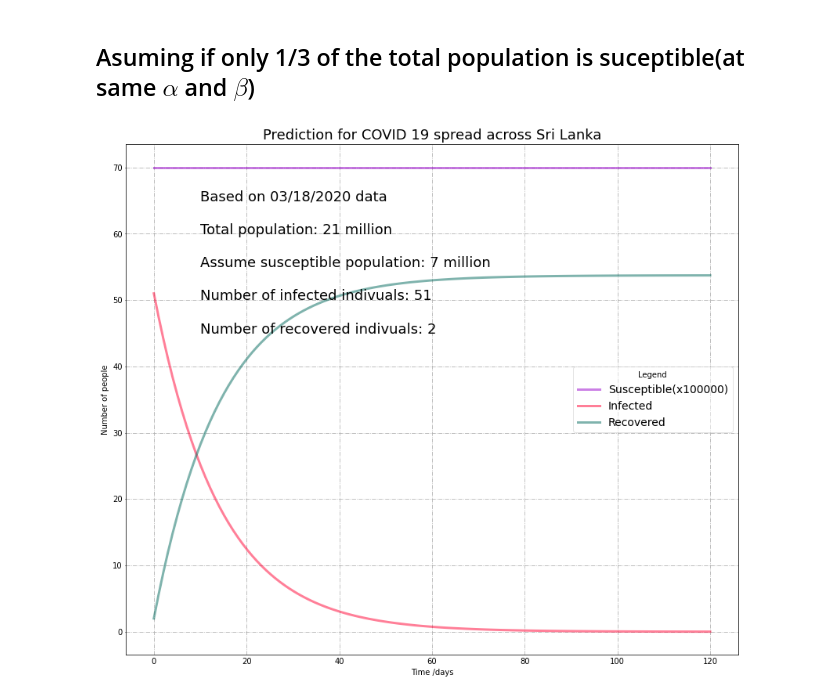
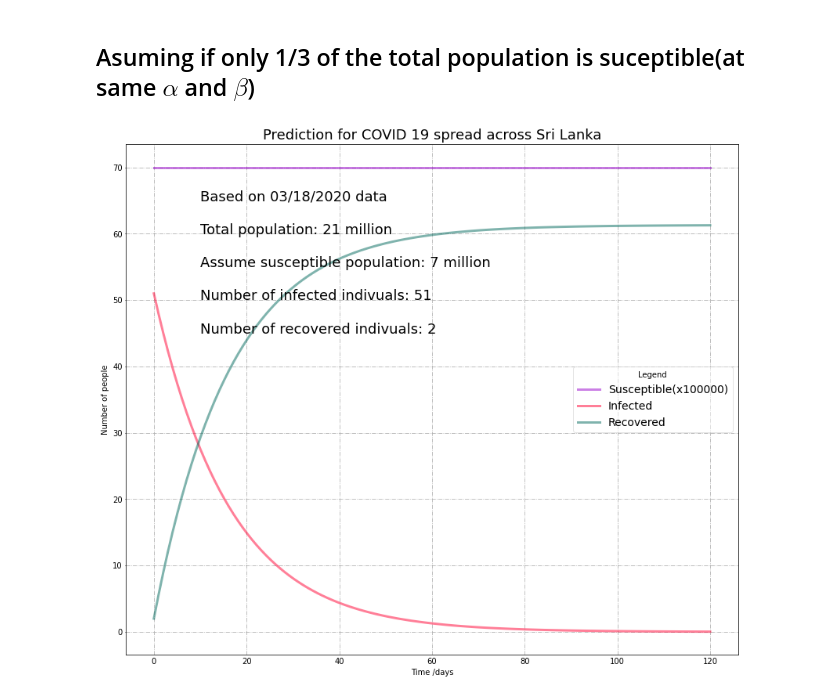
Before and after one commit to madhuranga84/COVID19_SRI_LANKA_Studies, a Jupyter notebook: COVID19_SRI_LANKA_SIR_MODELING_v1.ipynb, the cells around one changed output. Saved outputs shown, nothing was run; the diff lists cells and outputs as text; code cells hidden in the pictures.

```diff
--- a/COVID19_SRI_LANKA_SIR_MODELING_v1.ipynb
+++ b/COVID19_SRI_LANKA_SIR_MODELING_v1.ipynb
@@ -67,7 +67,7 @@ N = 21000000
 I0 = 51
 R0 = 2
 S0 = N - I0 - R0
-alpha = 0.001
+alpha = 0.01
 beta = 0.07143 #1/14days
 t = np.linspace(0,120,120)
 # %%
@@ -120,7 +116,7 @@ N1 = 21000000./3
 I0 = 51
 R0 = 2
 S0 = N1 - I0 - R0
-alpha = 0.001
+alpha = 0.01
 beta = 0.07143 #1/14days
 t = np.linspace(0,120,120)
 
@@ -134,31 +130,31 @@ def derivative(v,t,N1,alpha, beta):
   return dSdt, dIdt, dRdt
 
 # vector storing the initial conditions
 v0 = S0, I0, R0
 
 #Starting from the intial conditions, now integrate over 120 days
 integral = odeint(derivative, v0, t, args=(N1, alpha, beta))
 #print(integral)
 S, I, R = integral.T
 
 fig = plt.figure(facecolor='w', figsize=(14, 12))
 ax = fig.add_subplot(111, axisbelow=True)
 ax.grid(True, linestyle='-.')
 ax.plot(t, S/100000, color='#9900CC', alpha=0.5, lw=3, label='Susceptible(x100000)')
 ax.plot(t, I, color='#FF0033', alpha=0.5, lw=3, label='Infected')
 ax.plot(t, R, color='#00695C', alpha=0.5, lw=3, label='Recovered')
 ax.set_xlabel('Time /days')
 ax.set_ylabel('Number of people')
 ax.set_title('Prediction for COVID 19 spread across Sri Lanka', fontsize=18)
 ax.yaxis.set_tick_params(length=1)
 ax.xaxis.set_tick_params(length=0)
 ax.text(10,65,'Based on 03/18/2020 data',fontsize=18)
 ax.text(10,60,'Total population: 21 million',fontsize=18)
 ax.text(10,55,'Assume susceptible population: 7 million',fontsize=18)
 ax.text(10,50,'Number of infected indivuals: 51',fontsize=18)
 ax.text(10,45,'Number of recovered indivuals: 2',fontsize=18)
 legend = ax.legend(loc='best', title="Legend", fontsize=14)
 legend.get_frame().set_alpha(0.5)
 plt.show()
 # %% [output]
-[figure, old version]
+[figure, new version]
```
Also changed, not shown: parts of 8 cells of this notebook.
